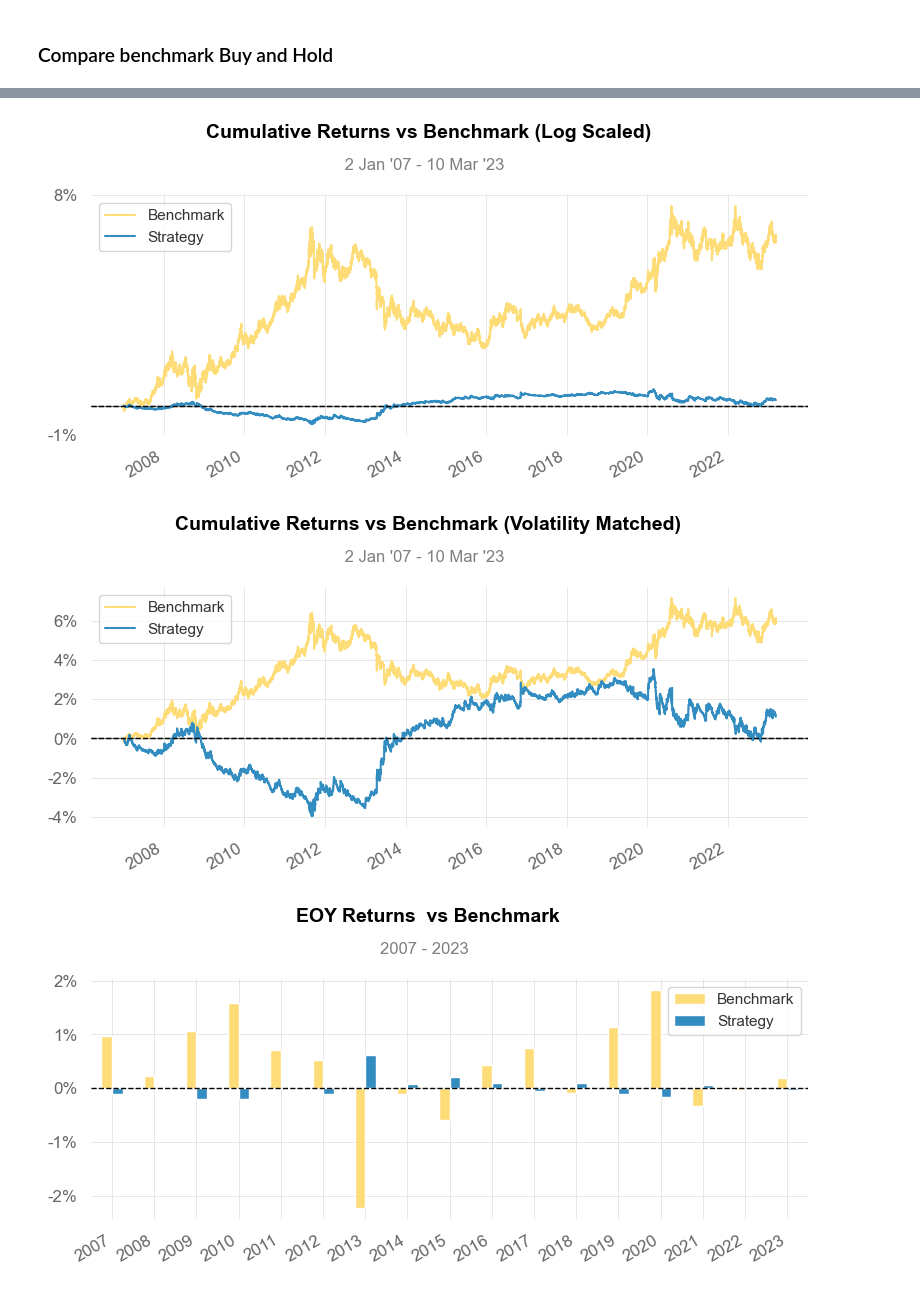
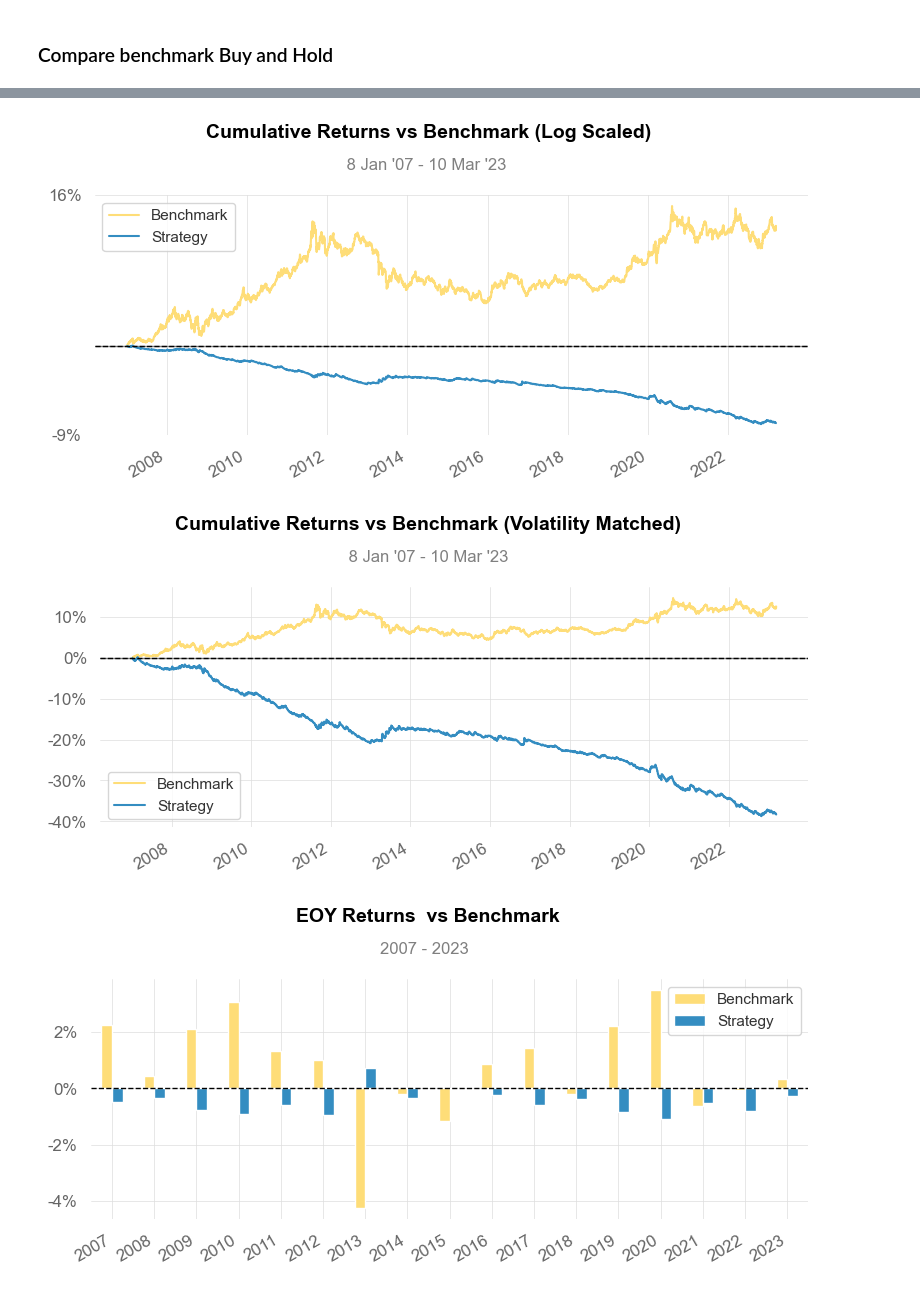
Before and after one commit to Kittipong91/XAUUSD_algorithmic_trading, a Jupyter notebook: Technical_Strategy/Strategy+7+-+London+breakout+-+Trailing+SL/Strategy 7 - London breakout - Traling SL - Reports.ipynb, the cells around one changed output, grey strips where cells are left out. Saved outputs shown, nothing was run; the diff lists cells and outputs as text; code cells hidden in the pictures.

```diff
--- a/Technical_Strategy/Strategy+7+-+London+breakout+-+Trailing+SL/Strategy 7 - London breakout - Traling SL - Reports.ipynb
+++ b/Technical_Strategy/Strategy+7+-+London+breakout+-+Trailing+SL/Strategy 7 - London breakout - Traling SL - Reports.ipynb
@@ -189,7 +189,8 @@ Strategy Visualization
 # %% [markdown]
 ### Compare benchmark Buy and Hold
 # %%
-qs.reports.full(result_M30['returns'], benchmark=benckmark_M30)
+qs.reports.full(result_M30['Equity'].resample('D').last().dropna().pct_change(
+), benchmark=benckmark_M30['Equity'].resample('D').last().dropna().pct_change())
 # %% [output]
 Performance Metrics
                            Benchmark    Strategy
@@ -222,3 +220,3 @@ Strategy Visualization
-[figure, old version]
+[figure, new version]
-[figure, old version]
+[figure, new version]
-[figure, old version]
+[figure, new version]
```
Also changed, not shown: parts of 12 cells of this notebook, 12 other files.
